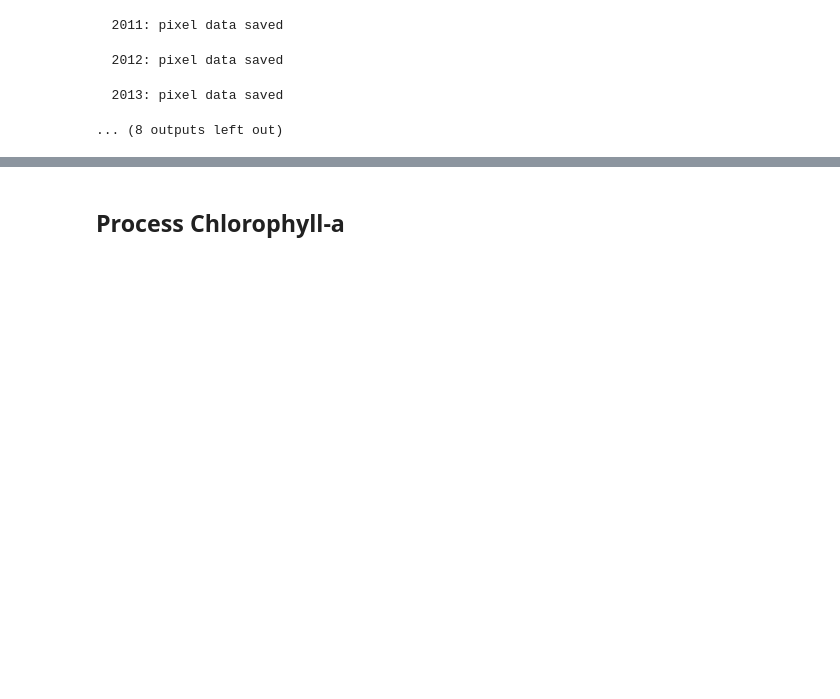
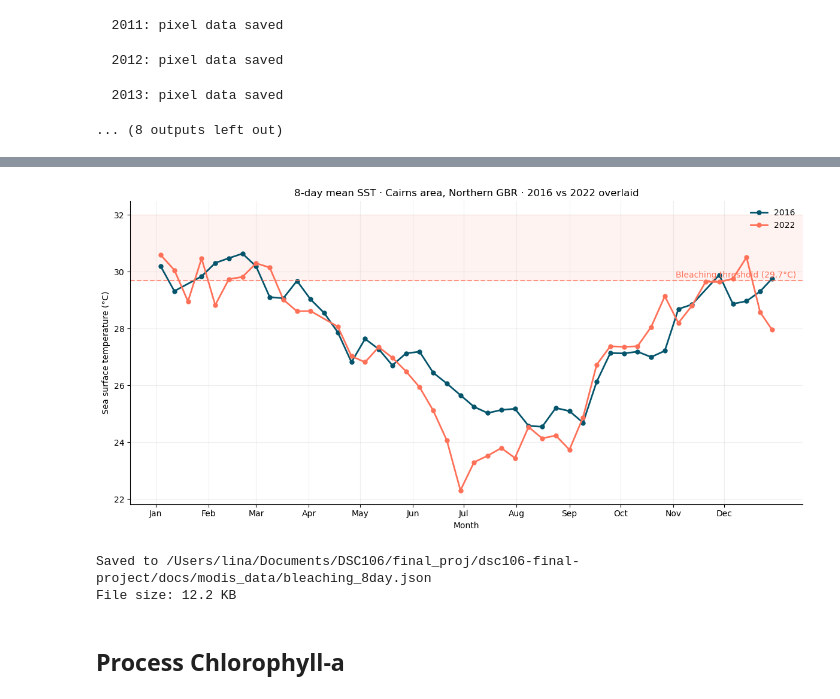
Before and after one commit to LinaSeto/dsc106-final-project, a Jupyter notebook: docs/process_data.ipynb, the cells around one changed output, grey strips where cells are left out. Drawn from its saved outputs; the diff is of its cells as text; code cells hidden in the pictures; blank space fills up the shorter version.

Commit message:
add SST line chart, wider impact, and conclusion structure

```diff
--- a/docs/process_data.ipynb
+++ b/docs/process_data.ipynb
@@ -528,2 +624,65 @@ Generating SST data + per-pixel JSON for each year...
+# %%
+fig, ax = plt.subplots(figsize=(12, 6))
+
+# Plot both years aligned on a common "month-day" axis
+for year_data, year_label, color in [
+    (data_2016, "2016", "#04546b"),
+    (data_2022, "2022", "#ff7058"),
+]:
+    # Convert dates to day-of-year so both years overlay
+    day_of_year = [datetime.strptime(pt["date"], "%Y-%m-%d").timetuple().tm_yday for pt in year_data]
+    ssts = [pt["sst"] for pt in year_data]
+    ax.plot(day_of_year, ssts, marker="o", linewidth=2, color=color,
+            label=year_label, markersize=5)
+
+# Threshold + danger zone
+ax.axhline(BLEACHING_THRESHOLD, linestyle="--", color="#ff7058", linewidth=1.5, alpha=0.7)
+ax.axhspan(BLEACHING_THRESHOLD, 32, alpha=0.08, color="#ff7058")
+ax.text(0.99, BLEACHING_THRESHOLD + 0.1, f"Bleaching threshold ({BLEACHING_THRESHOLD}°C)",
+        color="#ff7058", transform=ax.get_yaxis_transform(),
+        horizontalalignment="right", fontsize=10)
+
+# Month labels on x-axis
+month_starts = [1, 32, 60, 91, 121, 152, 182, 213, 244, 274, 305, 335]
+month_labels = ["Jan", "Feb", "Mar", "Apr", "May", "Jun",
+                "Jul", "Aug", "Sep", "Oct", "Nov", "Dec"]
+ax.set_xticks(month_starts)
+ax.set_xticklabels(month_labels)
+
+ax.set_xlabel("Month")
+ax.set_ylabel("Sea surface temperature (°C)")
+ax.set_title("8-day mean SST · Cairns area, Northern GBR · 2016 vs 2022 overlaid")
+ax.legend(loc="upper right", frameon=False)
+ax.grid(alpha=0.2)
+ax.spines["top"].set_visible(False)
+ax.spines["right"].set_visible(False)
+
+plt.tight_layout()
+plt.show()
+# %% [output]
+[figure, added]
+# %%
+output_path = os.path.join(OUTPUT_DIR, "bleaching_8day.json")
+payload = {
+    "location": {
+        "name": "Cairns area, Northern GBR",
+        "lat": CAIRNS_LAT,
+        "lon": CAIRNS_LON,
+    },
+    "bleaching_threshold_c": BLEACHING_THRESHOLD,
+    "mmm_c": MMM,
+    "source": "NASA MODIS Aqua L3M 8-day SST · 4km",
+    "events": {
+        "2016": data_2016,
+        "2022": data_2022,
+    },
+}
+with open(output_path, "w") as f:
+    json.dump(payload, f, indent=2)
+print(f"\nSaved to {output_path}")
+print(f"File size: {os.path.getsize(output_path) / 1024:.1f} KB")
+# %% [output]
+Saved to /Users/lina/Documents/DSC106/final_proj/dsc106-final-project/docs/modis_data/bleaching_8day.json
+File size: 12.2 KB
 # %% [markdown]
 ## Process Chlorophyll-a
```
Also changed, not shown: parts of 3 cells of this notebook, 5 other files.
